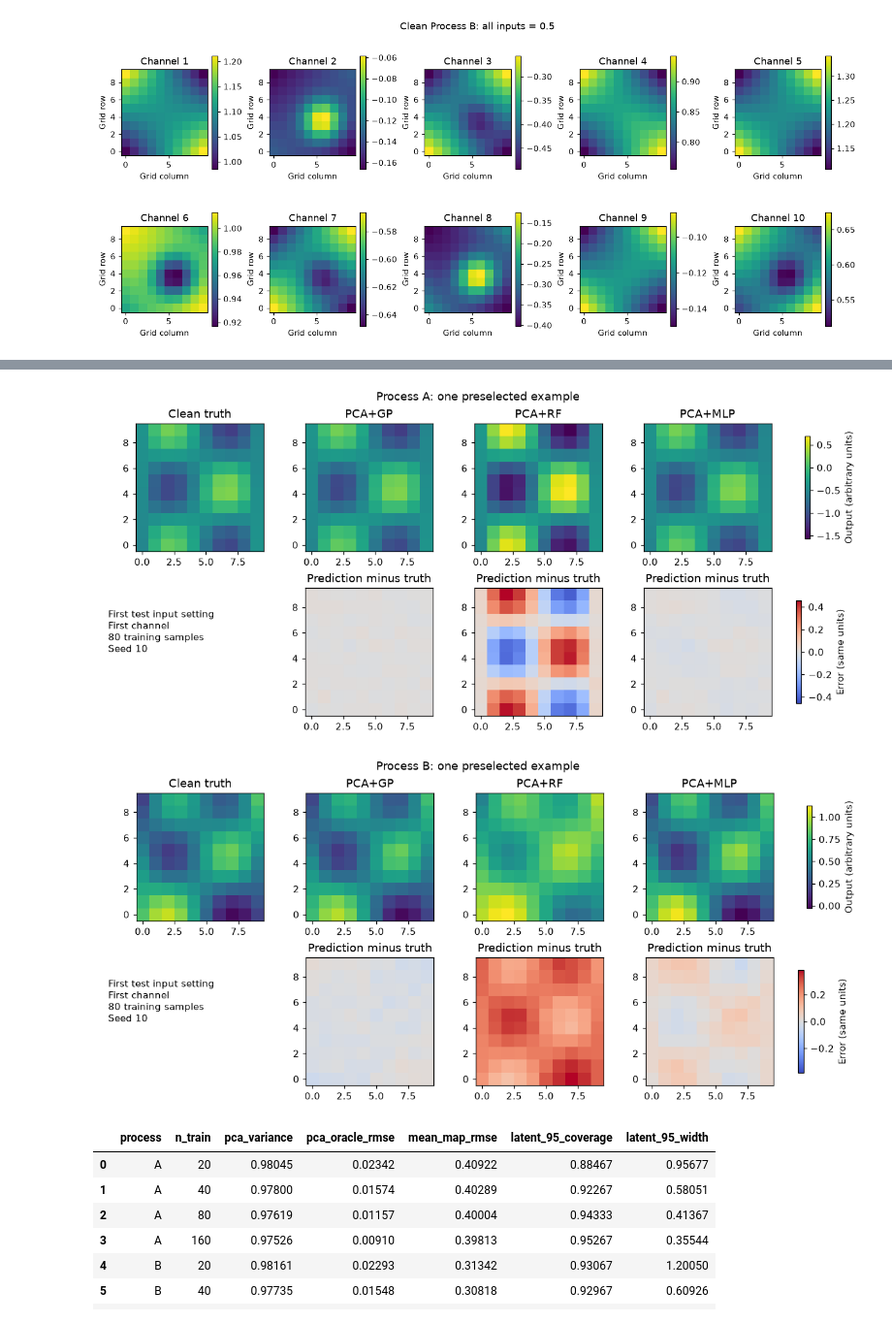
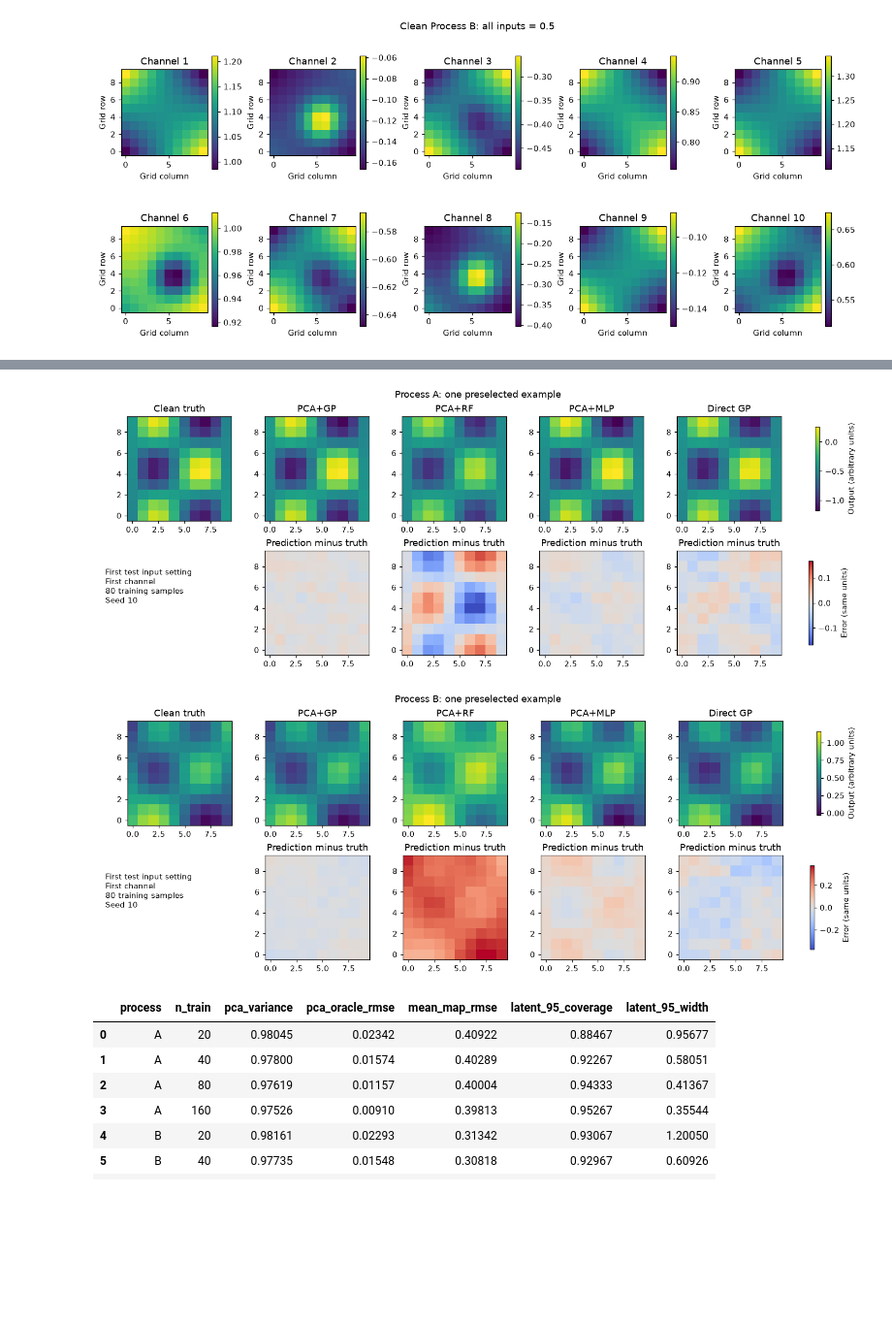
Before and after one commit to hrshankar2002/PCA-Based-Surrogate-Modeling-and-Bayesian-Optimization-of-Synthetic-Processes, a Jupyter notebook: Process_Study_Code_Only.ipynb, the cells around one changed output, grey strips where cells are left out. Shown at 97% size. Drawn from its saved outputs; the diff is of its cells as text; code cells hidden in the pictures; blank space fills up the shorter version.

```diff
--- a/Process_Study_Code_Only.ipynb
+++ b/Process_Study_Code_Only.ipynb
@@ -261,25 +299,34 @@ Experiment 1 elapsed: 15.7 seconds
 # %%
-fig, axes = plt.subplots(1, 2, figsize=(11, 4), constrained_layout=True)
-colors = {"PCA+GP": "#137e8a", "PCA+RF": "#da8734", "PCA+MLP": "#8859aa"}
+fig, axes = plt.subplots(1, 2, figsize=(12.5, 4), constrained_layout=True)
+colors = {"PCA+GP": "#137e8a", "PCA+RF": "#da8734", "PCA+MLP": "#8859aa",
+          "Direct GP": "#137e8a", "Direct RF": "#da8734", "Direct MLP": "#8859aa",
+          "PCA+RF (std. scores)": "#da8734"}
+# Legend names: spell out that PCA+RF learns unstandardised scores, unlike its variant.
+legend_names = {"PCA+RF": "PCA+RF (non-std. scores)"}
 for ax, process in zip(axes, CONFIG):
-    for name in MODEL_NAMES:
+    for name in ALL_MODELS:
         part = summary[(summary.process == process) & (summary.model == name)]
         x = part.n_train.to_numpy()
         mean, sd = part.rmse_mean.to_numpy(), part.rmse_sd.to_numpy()
-        ax.plot(x, mean, "o-", label=name, color=colors[name])
-        ax.fill_between(x, np.maximum(0, mean-sd), mean+sd, alpha=.15, color=colors[name])
+        if name in MODEL_NAMES:
+            ax.plot(x, mean, "o-", label=legend_names.get(name, name), color=colors[name])
+            ax.fill_between(x, np.maximum(0, mean-sd), mean+sd, alpha=.15, color=colors[name])
+        elif name in VARIANT_NAMES:
+            ax.plot(x, mean, "^--", label=name, color=colors[name], alpha=.6, markerfacecolor="white")
+        else:
+            ax.plot(x, mean, "s-.", label=name, color=colors[name], alpha=.85, markerfacecolor="white")
     base = diagnostic_table[diagnostic_table.process == process].groupby("n_train").mean(numeric_only=True)
-    ax.plot(base.index, base.mean_map_rmse, "--", color="gray", label="Training mean map")
     ax.plot(base.index, base.pca_oracle_rmse, ":", color="black", label="PCA diagnostic (uses test Y)")
     ax.set(title=f"Process {process}: held-out prediction", xlabel="Training input settings",
-           ylabel="RMSE vs clean maps (arbitrary units)", xticks=SIZES)
+           ylabel="RMSE vs clean maps (arbitrary units)", xticks=SIZES, yscale="log")
     ax.grid(alpha=.2)
-axes[1].legend(fontsize=8)
+axes[1].legend(fontsize=8, loc="upper left", bbox_to_anchor=(1.02, 1))
 save_plot("learning_curves.png")
 
-small = summary[summary.n_train == 20].pivot(index="process", columns="model", values="rmse_mean")
+small = summary[summary.n_train == 20].pivot(index="process", columns="model", values="rmse_mean")[ALL_MODELS]
 print("At 20 training input settings:")
 display(small.round(5))
 for process in CONFIG:
-    print(f"Process {process}: lowest mean RMSE at n=20 is {small.loc[process].idxmin()}.")
+    print(f"Process {process}: lowest mean RMSE at n=20 is {small.loc[process].idxmin()} "
+          f"(best PCA model: {small.loc[process, MODEL_NAMES].idxmin()}).")
 # %% [output]
@@ -294,26 +431,27 @@ Process B: lowest mean RMSE at n=20 is PCA+GP.
 # %%
 for process in CONFIG:
     example = examples[process]
-    maps = [example["truth"][:, :, 0]] + [example["predictions"][name][:, :, 0] for name in MODEL_NAMES]
+    map_models = MODEL_NAMES + ["Direct GP"]
+    maps = [example["truth"][:, :, 0]] + [example["predictions"][name][:, :, 0] for name in map_models]
     lo, hi = min(m.min() for m in maps), max(m.max() for m in maps)
     error_max = max(np.abs(m - maps[0]).max() for m in maps[1:])
-    fig, axes = plt.subplots(2, 4, figsize=(11, 5), constrained_layout=True)
-    for j, (title, field) in enumerate(zip(["Clean truth"] + MODEL_NAMES, maps)):
+    fig, axes = plt.subplots(2, 5, figsize=(13.5, 5), constrained_layout=True)
+    for j, (title, field) in enumerate(zip(["Clean truth"] + map_models, maps)):
         im = axes[0, j].imshow(field, origin="lower", vmin=lo, vmax=hi, cmap="viridis")
         axes[0, j].set_title(title)
         if j == 0:
             axes[1, j].axis("off")
             axes[1, j].text(.05, .5, "First test input setting\nFirst channel\n80 training samples\nSeed 10", transform=axes[1, j].transAxes)
         else:
             err = axes[1, j].imshow(field-maps[0], origin="lower", cmap="coolwarm", vmin=-error_max, vmax=error_max)
             axes[1, j].set_title("Prediction minus truth")
     fig.colorbar(im, ax=axes[0, :], shrink=.8, label="Output (arbitrary units)")
     fig.colorbar(err, ax=axes[1, 1:], shrink=.8, label="Error (same units)")
     fig.suptitle(f"Process {process}: one preselected example")
     save_plot(f"maps_{process}.png")
 # %% [output]
-[figure, old version]
+[figure, new version]
-[figure, old version]
+[figure, new version]
 # %%
 diag_summary = diagnostic_table.groupby(["process", "n_train"]).mean(numeric_only=True).reset_index()
 display(diag_summary.drop(columns="seed").round(5))
```
Also changed, not shown: parts of 10 cells of this notebook, 33 other files.
